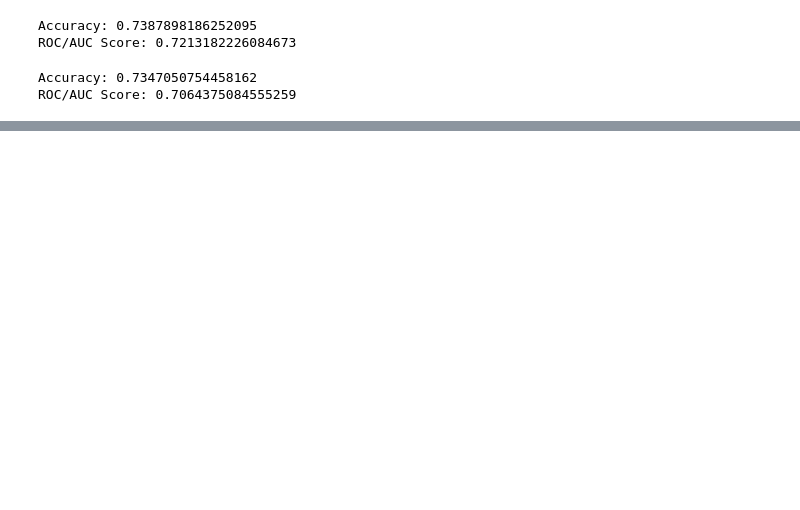
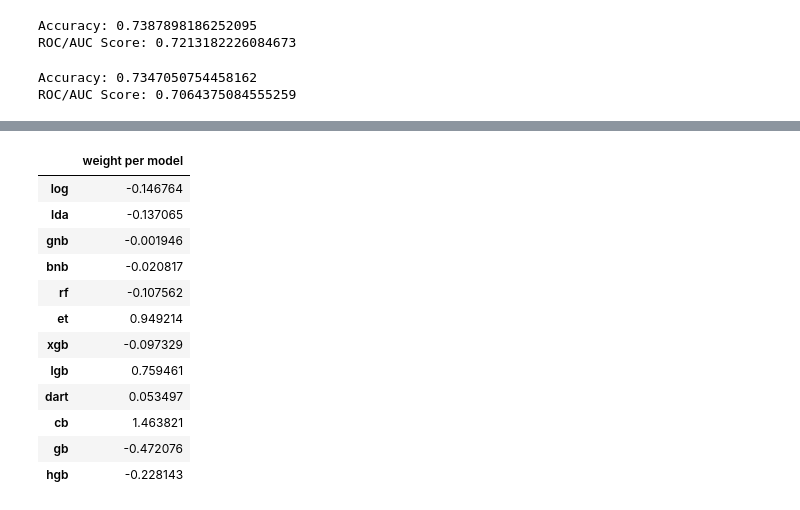
Before and after one commit to MenciusChin/Kaggle, a Jupyter notebook: playground/s3e23/model_selection.ipynb, the cells around one changed output, grey strips where cells are left out. Cells and saved outputs as stored; diff of their text form; code cells hidden in the pictures; blank space fills up the shorter version.

```diff
--- a/playground/s3e23/model_selection.ipynb
+++ b/playground/s3e23/model_selection.ipynb
@@ -22,7 +23,7 @@ import matplotlib.pyplot as plt
 # %% [markdown]
 ### Data
 # %%
-X, y = read_train()
+X, y = read_train(original=True)
 X, y = SMOTE_data(X, y)
 # %%
 from collections import Counter
@@ -86,0 +235,17 @@ ROC/AUC Score: 0.7064375084555259
+# %%
+weights = RidgeClassifier(random_state = seed).fit(oof_list, y).coef_[0]
+pd.DataFrame(weights, index = list(oof_list), columns = ['weight per model'])
+# %% [output]
+|  | weight per model |
+| log | -0.146764 |
+| lda | -0.137065 |
+| gnb | -0.001946 |
+| bnb | -0.020817 |
+| rf | -0.107562 |
+| et | 0.949214 |
+| xgb | -0.097329 |
+| lgb | 0.759461 |
+| dart | 0.053497 |
+| cb | 1.463821 |
+| gb | -0.472076 |
+| hgb | -0.228143 |
```
Also changed, not shown: parts of 25 cells of this notebook, 6 other files.
